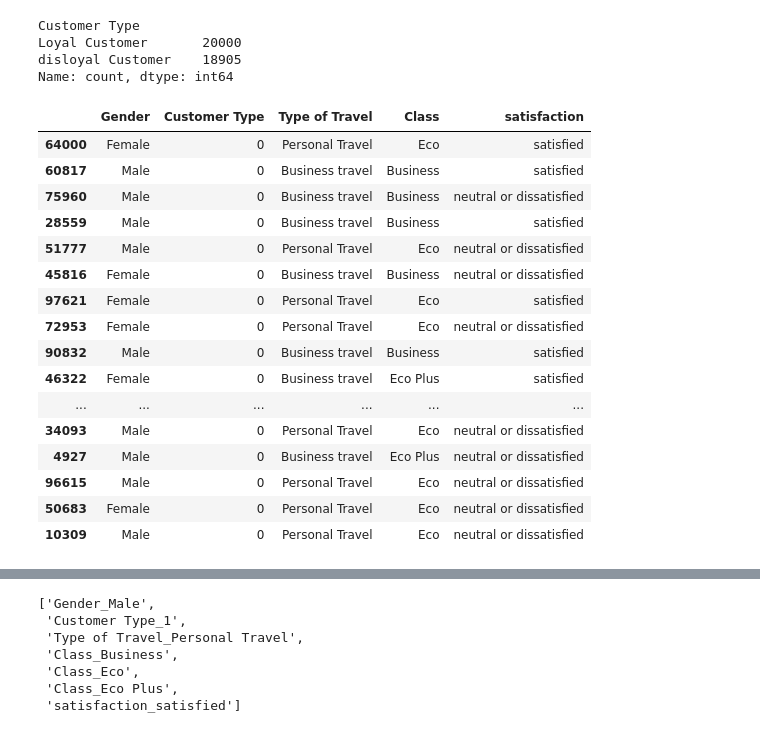
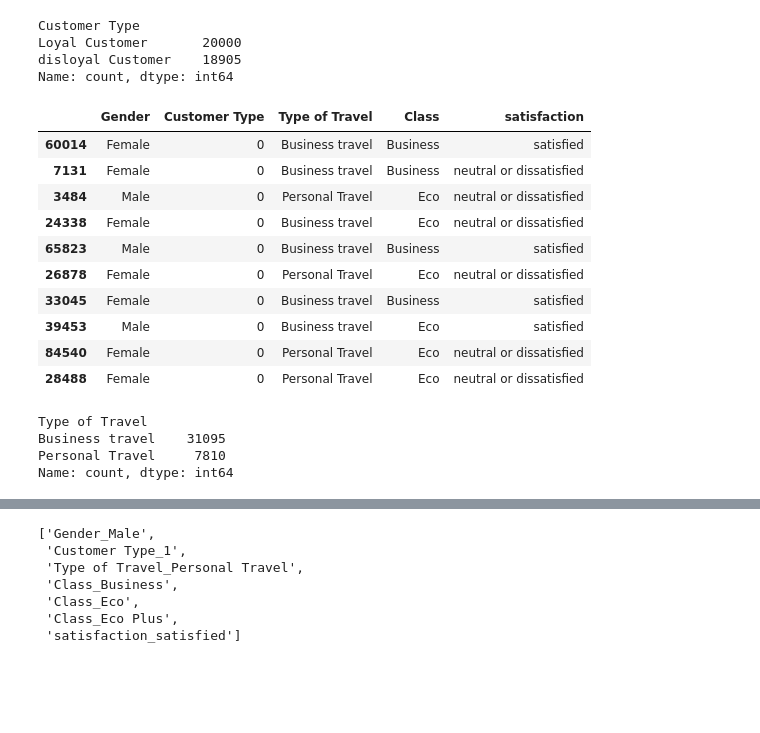
Before and after one commit to paruljain17/Data-Science-Training, a Jupyter notebook: ML/new.ipynb, the cells around one changed output, grey strips where cells are left out. Saved outputs shown, nothing was run; the diff lists cells and outputs as text; code cells hidden in the pictures; blank space fills up the shorter version.

```diff
--- a/ML/new.ipynb
+++ b/ML/new.ipynb
@@ -116,22 +127,23 @@ dt ={
 # %%
 cat_col["Customer Type"]=cat_col["Customer Type"].map(dt)
 # %%
-cat_col.head(20)
+cat_col.head(10)
 # %% [output]
 |  | Gender | Customer Type | Type of Travel | Class | satisfaction |
-| 64000 | Female | 0 | Personal Travel | Eco | satisfied |
-| 60817 | Male | 0 | Business travel | Business | satisfied |
-| 75960 | Male | 0 | Business travel | Business | neutral or dissatisfied |
-| 28559 | Male | 0 | Business travel | Business | satisfied |
-| 51777 | Male | 0 | Personal Travel | Eco | neutral or dissatisfied |
-| 45816 | Female | 0 | Business travel | Business | neutral or dissatisfied |
-| 97621 | Female | 0 | Personal Travel | Eco | satisfied |
-| 72953 | Female | 0 | Personal Travel | Eco | neutral or dissatisfied |
-| 90832 | Male | 0 | Business travel | Business | satisfied |
-| 46322 | Female | 0 | Business travel | Eco Plus | satisfied |
-| ... | ... | ... | ... | ... | ... |
-| 34093 | Male | 0 | Personal Travel | Eco | neutral or dissatisfied |
-| 4927 | Male | 0 | Business travel | Eco Plus | neutral or dissatisfied |
-| 96615 | Male | 0 | Personal Travel | Eco | neutral or dissatisfied |
-| 50683 | Female | 0 | Personal Travel | Eco | neutral or dissatisfied |
-| 10309 | Male | 0 | Personal Travel | Eco | neutral or dissatisfied |
+| 60014 | Female | 0 | Business travel | Business | satisfied |
+| 7131 | Female | 0 | Business travel | Business | neutral or dissatisfied |
+| 3484 | Male | 0 | Personal Travel | Eco | neutral or dissatisfied |
+| 24338 | Female | 0 | Business travel | Eco | neutral or dissatisfied |
+| 65823 | Male | 0 | Business travel | Business | satisfied |
+| 26878 | Female | 0 | Personal Travel | Eco | neutral or dissatisfied |
+| 33045 | Female | 0 | Business travel | Business | satisfied |
+| 39453 | Male | 0 | Business travel | Eco | satisfied |
+| 84540 | Female | 0 | Personal Travel | Eco | neutral or dissatisfied |
+| 28488 | Female | 0 | Personal Travel | Eco | neutral or dissatisfied |
+# %%
+cat_col['Type of Travel'].value_counts()
+# %% [output]
+Type of Travel
+Business travel    31095
+Personal Travel     7810
+Name: count, dtype: int64
```
Also changed, not shown: parts of 13 cells of this notebook, 6 other files.
